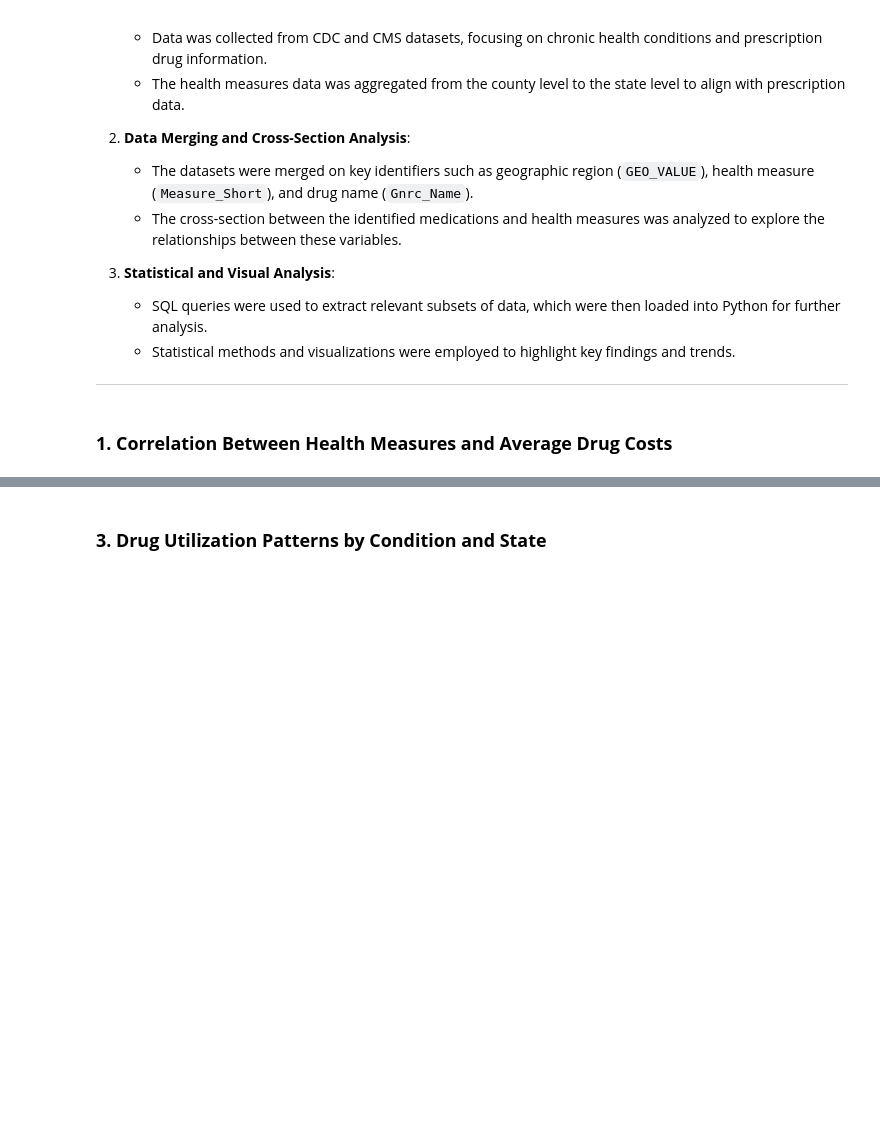
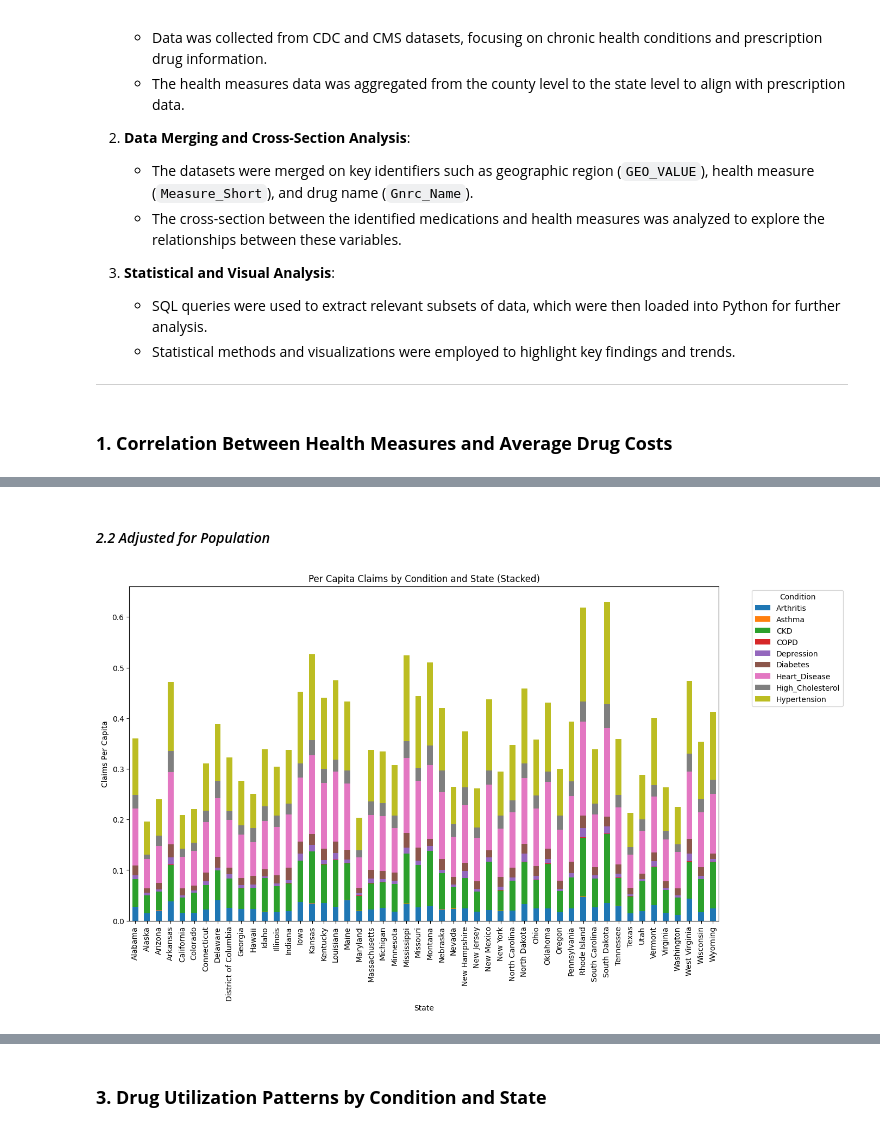
Before and after one commit to dillon-shearer/portfolio, a Jupyter notebook: ChronicConditions_PrescriptionDrugs_Project/3_Data_Analysis/3_1_data_analysis.ipynb, the cells around one changed output, grey strips where cells are left out. Drawn from its saved outputs; the diff is of its cells as text; code cells hidden in the pictures; blank space fills up the shorter version.

```diff
--- a/ChronicConditions_PrescriptionDrugs_Project/3_Data_Analysis/3_1_data_analysis.ipynb
+++ b/ChronicConditions_PrescriptionDrugs_Project/3_Data_Analysis/3_1_data_analysis.ipynb
@@ -118,0 +156,35 @@ Correlation Between Health Measures and Average Drug Costs:
+# %% [markdown]
+#### *2.2 Adjusted for Population*
+# %%
+# SQL Query: Total Claims Per Capita for Identified Drugs Across States
+query_per_capita = """
+SELECT
+    GEO_VALUE AS State,
+    Measure_Short AS Condition,
+    Gnrc_Name AS Drug_Name,
+    SUM(Tot_Clms) AS Total_Claims,
+    AVG(Weighted_Average) AS Health_Measure_Average,
+    SUM(Tot_Clms) / SUM(Total_Population) AS Claims_Per_Capita
+FROM
+    final_merged_data
+GROUP BY
+    GEO_VALUE, Measure_Short, Gnrc_Name
+ORDER BY
+    Claims_Per_Capita DESC;
+"""
+
+# Load the data into a DataFrame
+claims_per_capita_df = pd.read_sql_query(query_per_capita, conn)
+
+# Pivot the data for a stacked bar plot (Per Capita)
+stacked_df_per_capita = claims_per_capita_df.pivot_table(index='State', columns='Condition', values='Claims_Per_Capita', aggfunc='sum')
+
+# Plotting the Per Capita Claims by Condition and State (Stacked)
+stacked_df_per_capita.plot(kind='bar', stacked=True, figsize=(14, 8))
+plt.title('Per Capita Claims by Condition and State (Stacked)')
+plt.xlabel('State')
+plt.ylabel('Claims Per Capita')
+plt.legend(title='Condition', bbox_to_anchor=(1.05, 1), loc='upper left')
+plt.show()
+# %% [output]
+[figure, added]
```
Also changed, not shown: parts of 6 cells of this notebook.
